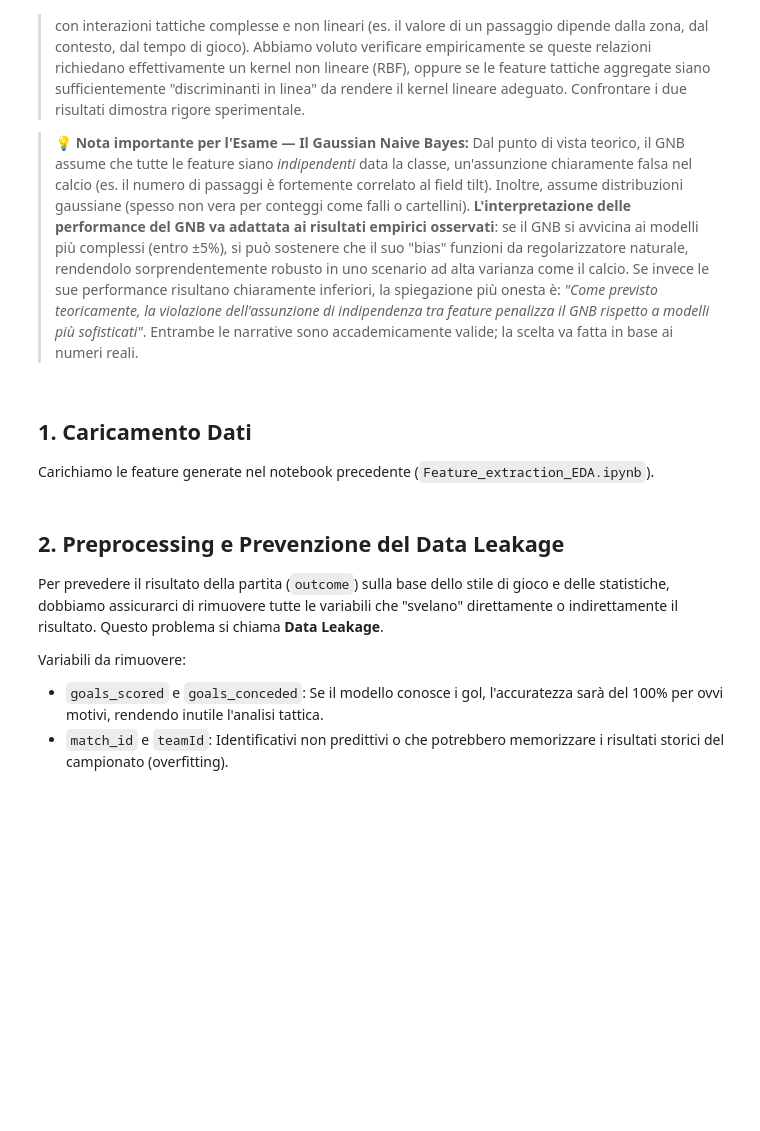
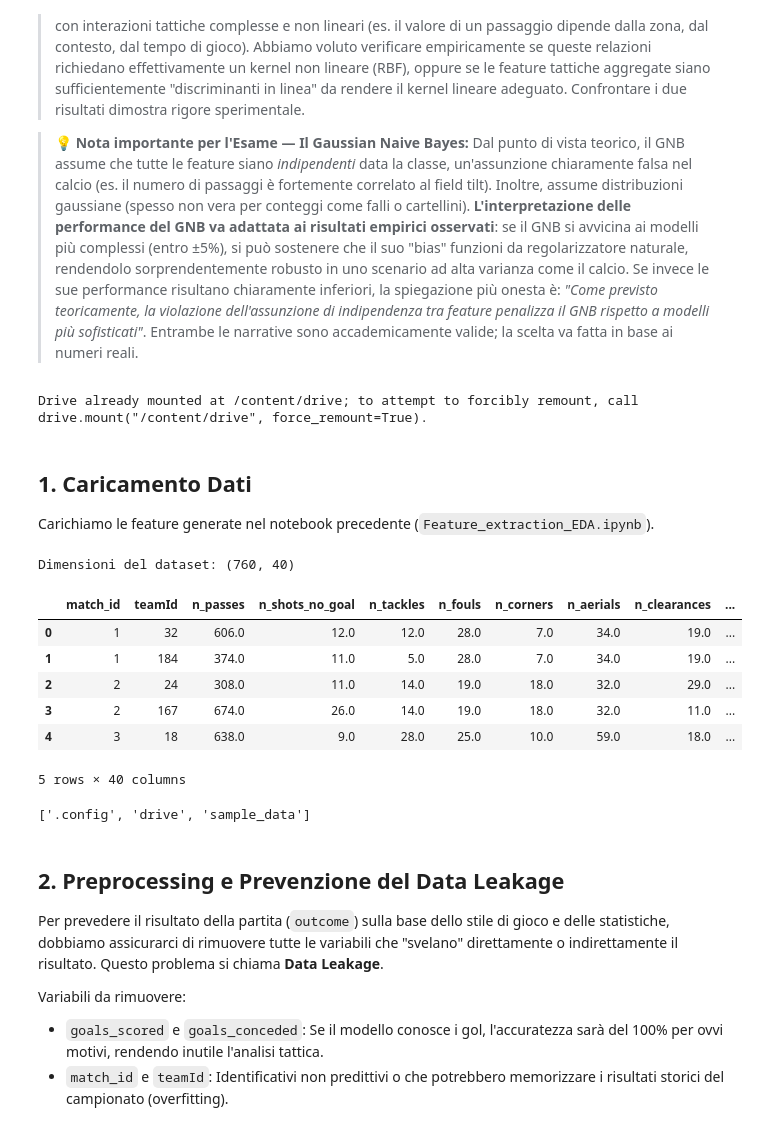
Before and after one commit to Frestka/Mining_Premier_League, a Jupyter notebook: notebooks/Machine_Learning_Modeling.ipynb, the cells around one changed output. Cells and saved outputs as stored; diff of their text form; code cells hidden in the pictures; blank space fills up the shorter version.

```diff
--- a/notebooks/Machine_Learning_Modeling.ipynb
+++ b/notebooks/Machine_Learning_Modeling.ipynb
@@ -18,6 +18,11 @@ Come discusso nella fase di progettazione, metteremo a confronto:
 > **💡 Nota importante per l'Esame — Il Gaussian Naive Bayes:**
 > Dal punto di vista teorico, il GNB assume che tutte le feature siano *indipendenti* data la classe, un'assunzione chiaramente falsa nel calcio (es. il numero di passaggi è fortemente correlato al field tilt). Inoltre, assume distribuzioni gaussiane (spesso non vera per conteggi come falli o cartellini).
 > **L'interpretazione delle performance del GNB va adattata ai risultati empirici osservati**: se il GNB si avvicina ai modelli più complessi (entro ±5%), si può sostenere che il suo "bias" funzioni da regolarizzatore naturale, rendendolo sorprendentemente robusto in uno scenario ad alta varianza come il calcio. Se invece le sue performance risultano chiaramente inferiori, la spiegazione più onesta è: *"Come previsto teoricamente, la violazione dell'assunzione di indipendenza tra feature penalizza il GNB rispetto a modelli più sofisticati"*. Entrambe le narrative sono accademicamente valide; la scelta va fatta in base ai numeri reali.
+# %%
+from google.colab import drive
+drive.mount('/content/drive')
+# %% [output]
+Drive already mounted at /content/drive; to attempt to forcibly remount, call drive.mount("/content/drive", force_remount=True).
 # %%
 import pandas as pd
 import numpy as np
@@ -44,9 +49,23 @@ plt.style.use('ggplot')
 Carichiamo le feature generate nel notebook precedente (`Feature_extraction_EDA.ipynb`).
 # %%
 # Caricamento del dataset
-df = pd.read_parquet('../data/processed/features.parquet')
+df = pd.read_parquet('/content/drive/My Drive/Mining_Premier_League/data/features.parquet')
 print(f"Dimensioni del dataset: {df.shape}")
 df.head()
+# %% [output]
+Dimensioni del dataset: (760, 40)
+|  | match_id | teamId | n_passes | n_shots_no_goal | n_tackles | n_fouls | n_corners | n_aerials | n_clearances | ... |
+| 0 | 1 | 32 | 606.0 | 12.0 | 12.0 | 28.0 | 7.0 | 34.0 | 19.0 | ... |
+| 1 | 1 | 184 | 374.0 | 11.0 | 5.0 | 28.0 | 7.0 | 34.0 | 19.0 | ... |
+| 2 | 2 | 24 | 308.0 | 11.0 | 14.0 | 19.0 | 18.0 | 32.0 | 29.0 | ... |
+| 3 | 2 | 167 | 674.0 | 26.0 | 14.0 | 19.0 | 18.0 | 32.0 | 11.0 | ... |
+| 4 | 3 | 18 | 638.0 | 9.0 | 28.0 | 25.0 | 10.0 | 59.0 | 18.0 | ... |
+5 rows × 40 columns
+# %%
+import os
+print(os.listdir('/content'))
+# %% [output]
+['.config', 'drive', 'sample_data']
 # %% [markdown]
 ## 2. Preprocessing e Prevenzione del Data Leakage
 Per prevedere il risultato della partita (`outcome`) sulla base dello stile di gioco e delle statistiche, dobbiamo assicurarci di rimuovere tutte le variabili che "svelano" direttamente o indirettamente il risultato. Questo problema si chiama **Data Leakage**.
```
Also changed, not shown: parts of 6 cells of this notebook.
